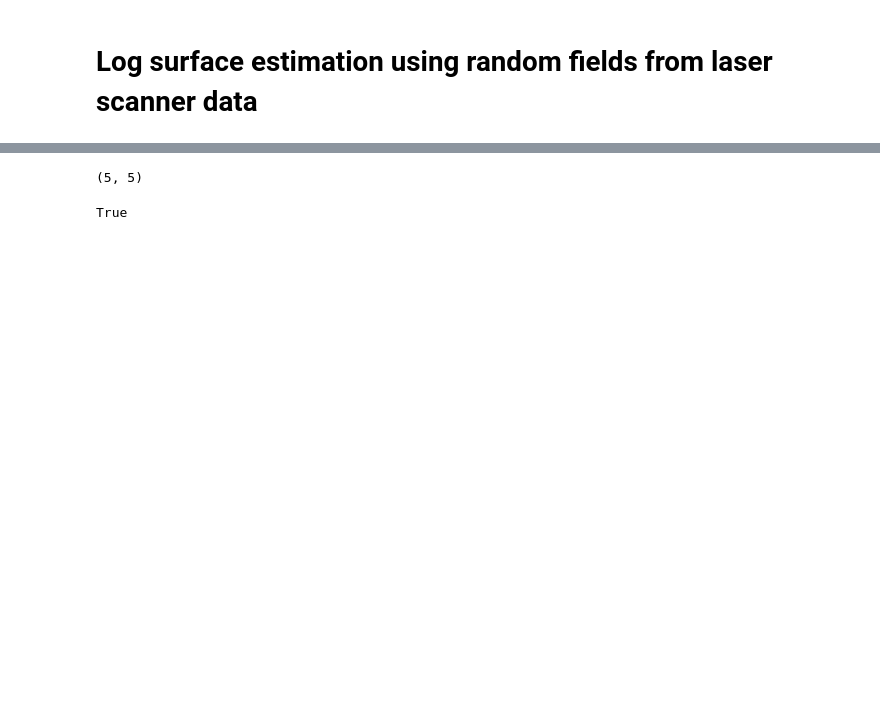
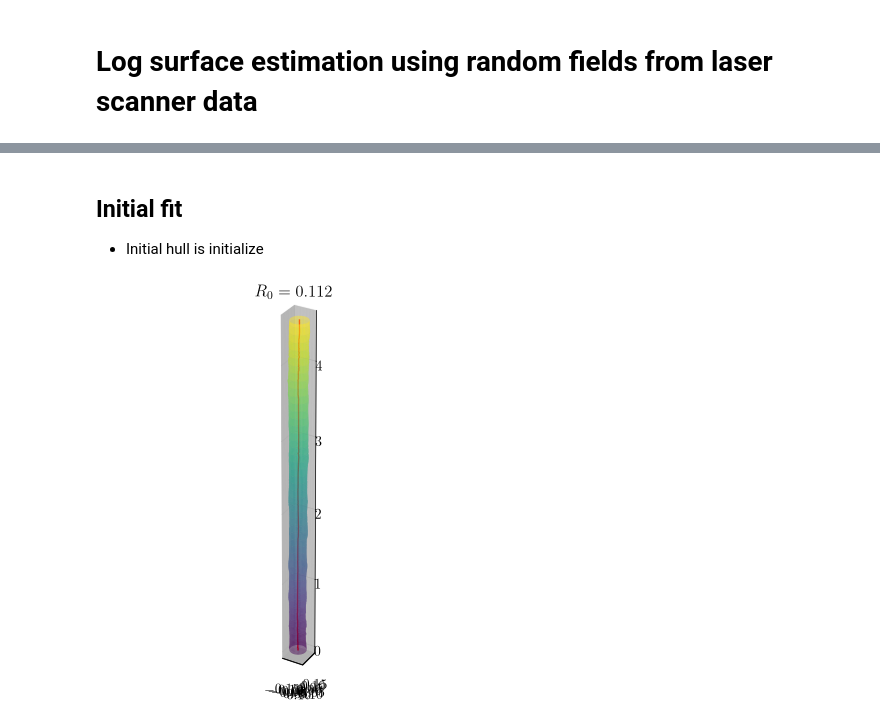
Before and after one commit to imveikka/bcpe, a Jupyter notebook: project/project.ipynb, the cells around one changed output, grey strips where cells are left out. Cells and saved outputs as stored; diff of their text form; code cells hidden in the pictures; blank space fills up the shorter version.

```diff
--- a/project/project.ipynb
+++ b/project/project.ipynb
@@ -93,12 +101,26 @@ Transforming over 1000 vertices to C_CONTIGUOUS.
-# %%
-import scipy.sparse as sp
-
-n = 5
-D = sp.diags((-1, 1), (0, 1), shape=(n-1, n))
-(D.T @ D).shape
-# %% [output]
-(5, 5)
-# %%
-bool("fjldsjfklds")
-# %% [output]
-True
+# %% [markdown]
+## Initial fit
+
+* Initial hull is initialize
+# %%
+pith, r = init_log(points, layers, shape=(nz, ns),
+          rlts_params={"sample_size": 4, "weighted": True},
+          workers=4)
+R0 = r.mean()
+
+circles = [get_circle_points((x, y, R), ns) for (x, y, _), R in zip(pith, r[..., 0])]
+circles = np.stack(circles, axis=0)
+
+xx_ = circles[:, 0]
+yy_ = circles[:, 1]
+zz_ = np.repeat(pith[:, 2:3], ns, axis=1)
+
+_, ax = plt.subplots(figsize=(5, 5), subplot_kw={"projection": "3d"})
+
+ax.plot(*pith.T, 'r')
+ax.plot_surface(xx_, yy_, zz_, cmap="viridis", alpha=0.5)
+ax.set_aspect("equal")
+ax.set_title(f"$$R_0 = {R0:.3f}$$")
+plt.show()
+# %% [output]
+[figure, added]
```
Also changed, not shown: parts of 5 cells of this notebook, 9 other files.
